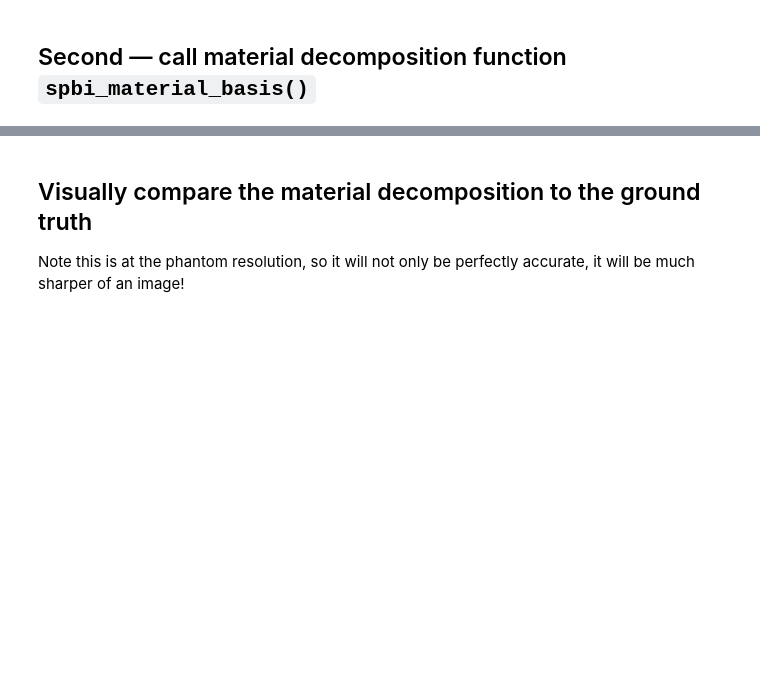
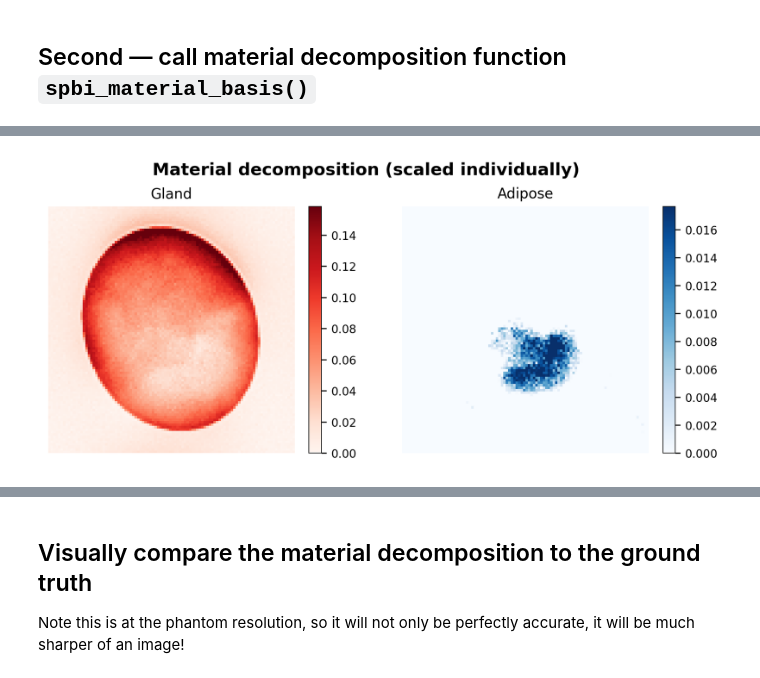
Before and after one commit to gjadick/xpc-mammo, a Jupyter notebook: simulate.ipynb, the cells around one changed output, grey strips where cells are left out. Saved outputs shown, nothing was run; the diff lists cells and outputs as text; code cells hidden in the pictures; blank space fills up the shorter version.

```diff
--- a/simulate.ipynb
+++ b/simulate.ipynb
@@ -237,0 +274,23 @@ Wall time: 1.01 s
+# %%
+#prolly needed cuz image above is tragic
+#Independent scaling
+vmax0 = np.percentile(bmis[0], 99)
+vmax1 = np.percentile(bmis[1], 99)
+
+fig, ax = plt.subplots(1, 2, figsize=[7,3], layout='constrained')
+fig.suptitle('Material decomposition (scaled individually)', fontweight='bold')
+
+m0 = ax[0].imshow(bmis[0], vmin=0, vmax=vmax0, cmap='Reds')
+ax[0].set_title("Gland")
+fig.colorbar(m0, ax=ax[0])
+
+m1 = ax[1].imshow(bmis[1], vmin=0, vmax=vmax1, cmap='Blues')
+ax[1].set_title("Adipose")
+fig.colorbar(m1, ax=ax[1])
+
+for a in ax:
+    a.axis('off')
+
+plt.show()
+# %% [output]
+[figure, added]
```
Also changed, not shown: parts of 22 cells of this notebook, 3 other files.
